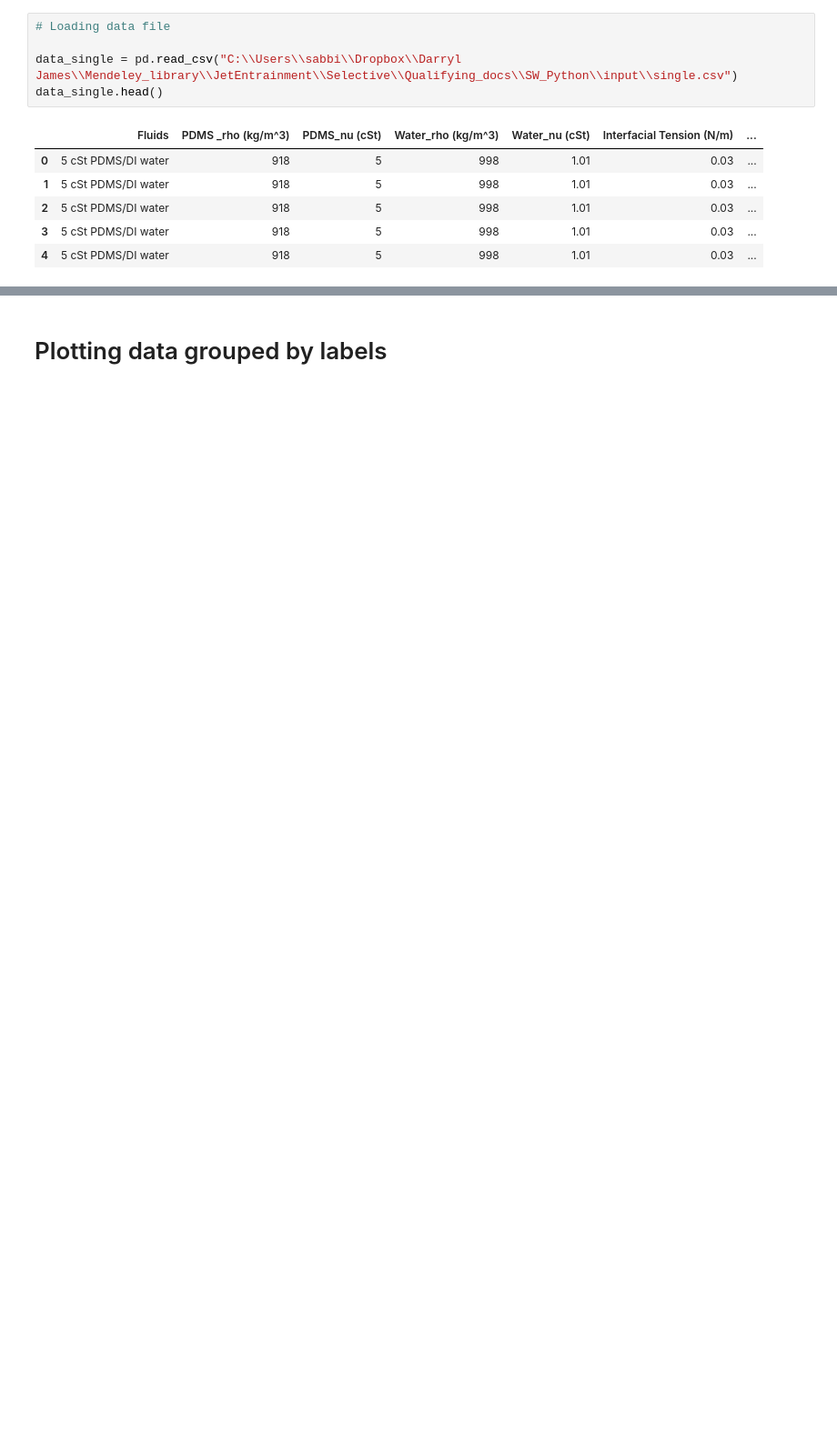
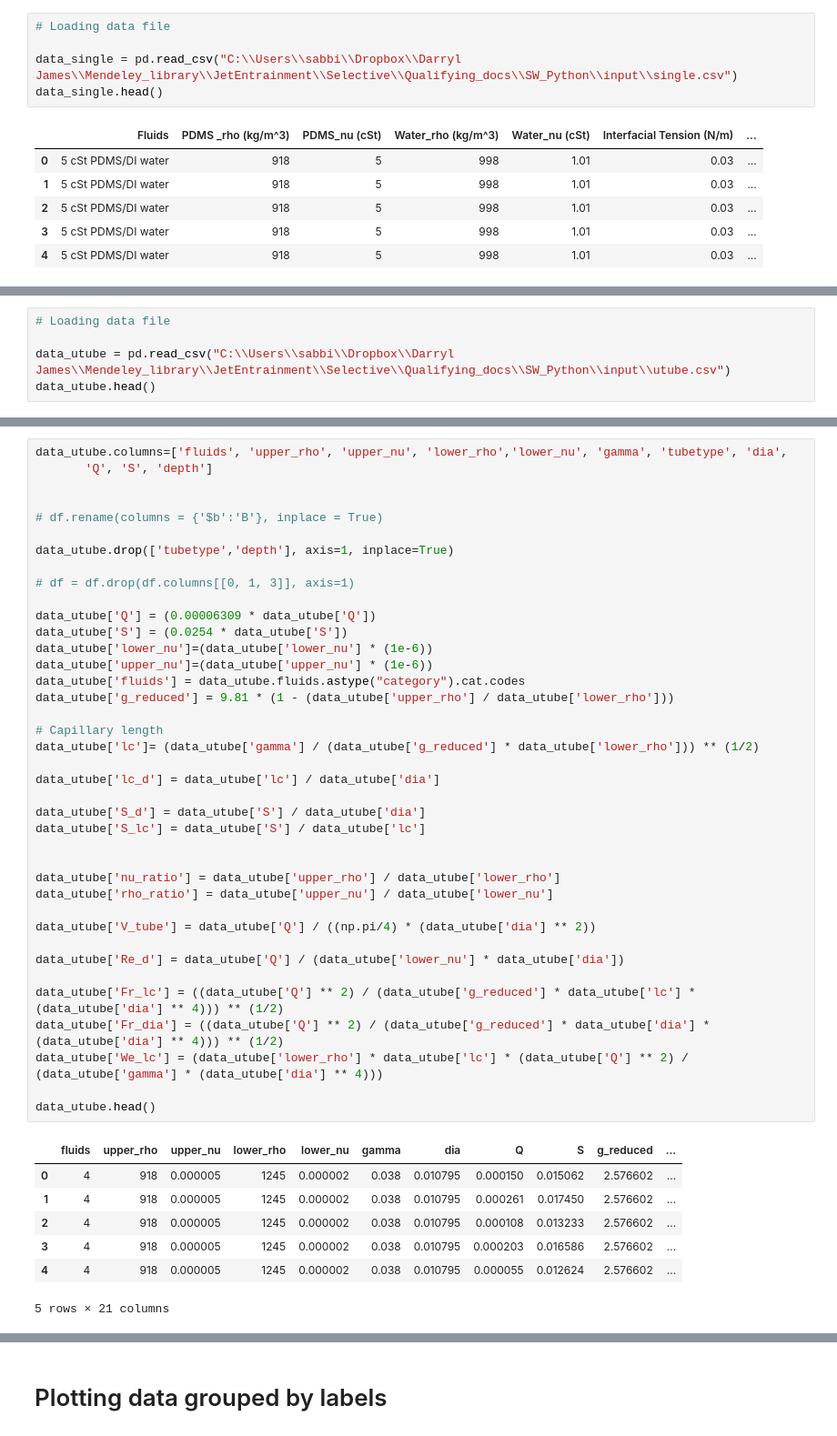
Before and after one commit to darsa881r/SW_Python, a Jupyter notebook: notebooks/Selective Withdrawal.ipynb, the cells around one changed output, grey strips where cells are left out. Shown: that part at 91% size. Cells and saved outputs as stored; diff of their text form; blank space fills up the shorter version.

```diff
--- a/notebooks/Selective Withdrawal.ipynb
+++ b/notebooks/Selective Withdrawal.ipynb
@@ -84 +83,6 @@ data_single.head()
 5 rows × 21 columns
+# %%
+# Loading data file
+
+data_utube = pd.read_csv("C:\\Users\\sabbi\\Dropbox\\Darryl James\\Mendeley_library\\JetEntrainment\\Selective\\Qualifying_docs\\SW_Python\\input\\utube.csv")
+data_utube.head()
@@ -84,0 +96,47 @@ data_single.head()
+# %%
+data_utube.columns=['fluids', 'upper_rho', 'upper_nu', 'lower_rho','lower_nu', 'gamma', 'tubetype', 'dia',
+       'Q', 'S', 'depth']
+
+
+# df.rename(columns = {'$b':'B'}, inplace = True)
+
+data_utube.drop(['tubetype','depth'], axis=1, inplace=True)
+
+# df = df.drop(df.columns[[0, 1, 3]], axis=1)
+
+data_utube['Q'] = (0.00006309 * data_utube['Q'])
+data_utube['S'] = (0.0254 * data_utube['S'])
+data_utube['lower_nu']=(data_utube['lower_nu'] * (1e-6))
+data_utube['upper_nu']=(data_utube['upper_nu'] * (1e-6))
+data_utube['fluids'] = data_utube.fluids.astype("category").cat.codes
+data_utube['g_reduced'] = 9.81 * (1 - (data_utube['upper_rho'] / data_utube['lower_rho']))
+
+# Capillary length
+data_utube['lc']= (data_utube['gamma'] / (data_utube['g_reduced'] * data_utube['lower_rho'])) ** (1/2)
+
+data_utube['lc_d'] = data_utube['lc'] / data_utube['dia']
+
+data_utube['S_d'] = data_utube['S'] / data_utube['dia']
+data_utube['S_lc'] = data_utube['S'] / data_utube['lc']
+
+
+data_utube['nu_ratio'] = data_utube['upper_rho'] / data_utube['lower_rho']
+data_utube['rho_ratio'] = data_utube['upper_nu'] / data_utube['lower_nu']
+
+data_utube['V_tube'] = data_utube['Q'] / ((np.pi/4) * (data_utube['dia'] ** 2))
+
+data_utube['Re_d'] = data_utube['Q'] / (data_utube['lower_nu'] * data_utube['dia'])
+
+data_utube['Fr_lc'] = ((data_utube['Q'] ** 2) / (data_utube['g_reduced'] * data_utube['lc'] * (data_utube['dia'] ** 4))) ** (1/2)
+data_utube['Fr_dia'] = ((data_utube['Q'] ** 2) / (data_utube['g_reduced'] * data_utube['dia'] * (data_utube['dia'] ** 4))) ** (1/2)
+data_utube['We_lc'] = (data_utube['lower_rho'] * data_utube['lc'] * (data_utube['Q'] ** 2) / (data_utube['gamma'] * (data_utube['dia'] ** 4)))
+
+data_utube.head()
+# %% [output]
+|  | fluids | upper_rho | upper_nu | lower_rho | lower_nu | gamma | dia | Q | S | g_reduced | ... |
+| 0 | 4 | 918 | 0.000005 | 1245 | 0.000002 | 0.038 | 0.010795 | 0.000150 | 0.015062 | 2.576602 | ... |
+| 1 | 4 | 918 | 0.000005 | 1245 | 0.000002 | 0.038 | 0.010795 | 0.000261 | 0.017450 | 2.576602 | ... |
+| 2 | 4 | 918 | 0.000005 | 1245 | 0.000002 | 0.038 | 0.010795 | 0.000108 | 0.013233 | 2.576602 | ... |
+| 3 | 4 | 918 | 0.000005 | 1245 | 0.000002 | 0.038 | 0.010795 | 0.000203 | 0.016586 | 2.576602 | ... |
+| 4 | 4 | 918 | 0.000005 | 1245 | 0.000002 | 0.038 | 0.010795 | 0.000055 | 0.012624 | 2.576602 | ... |
+5 rows × 21 columns
```
Also changed, not shown: parts of 8 cells of this notebook.
